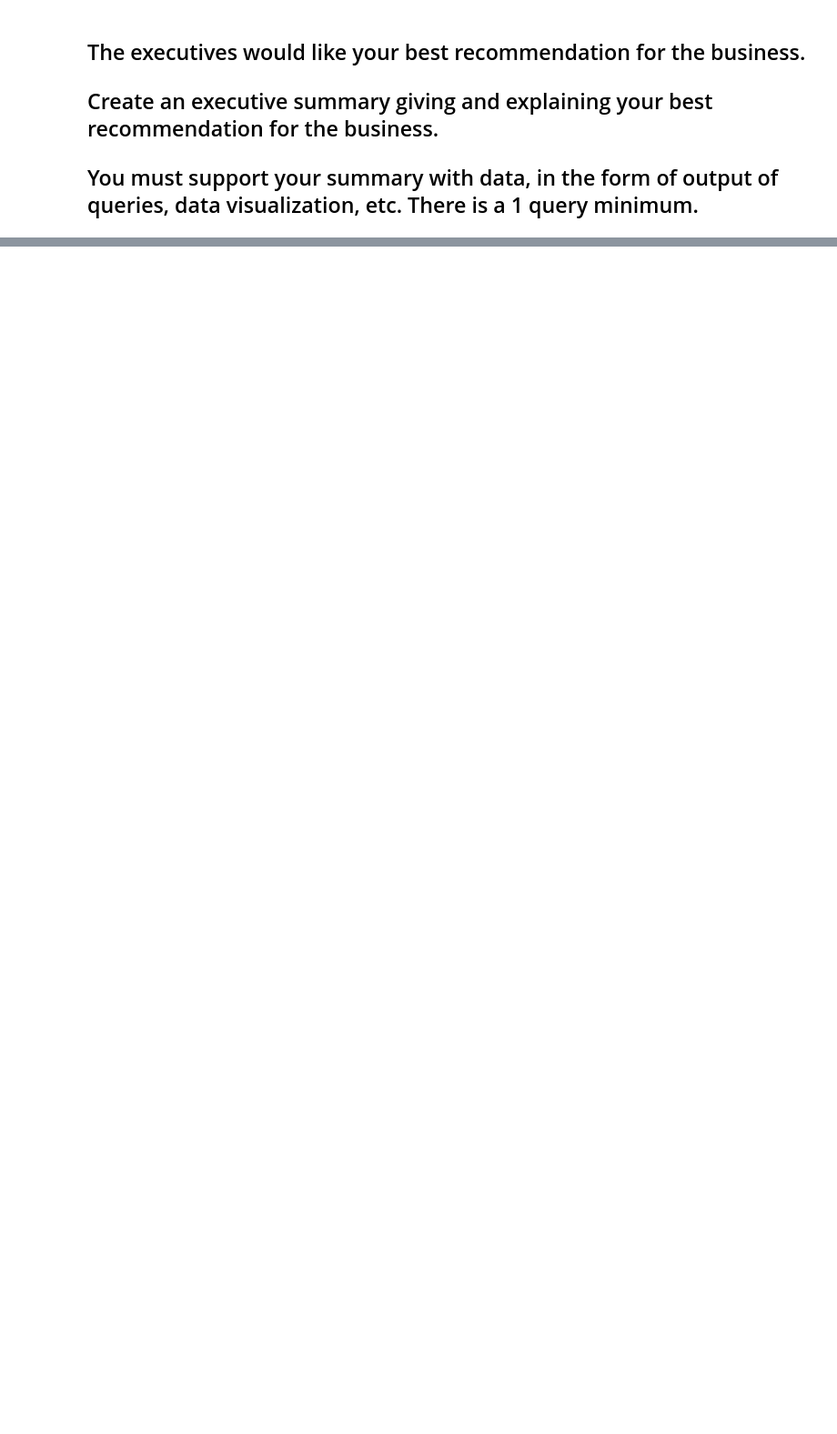
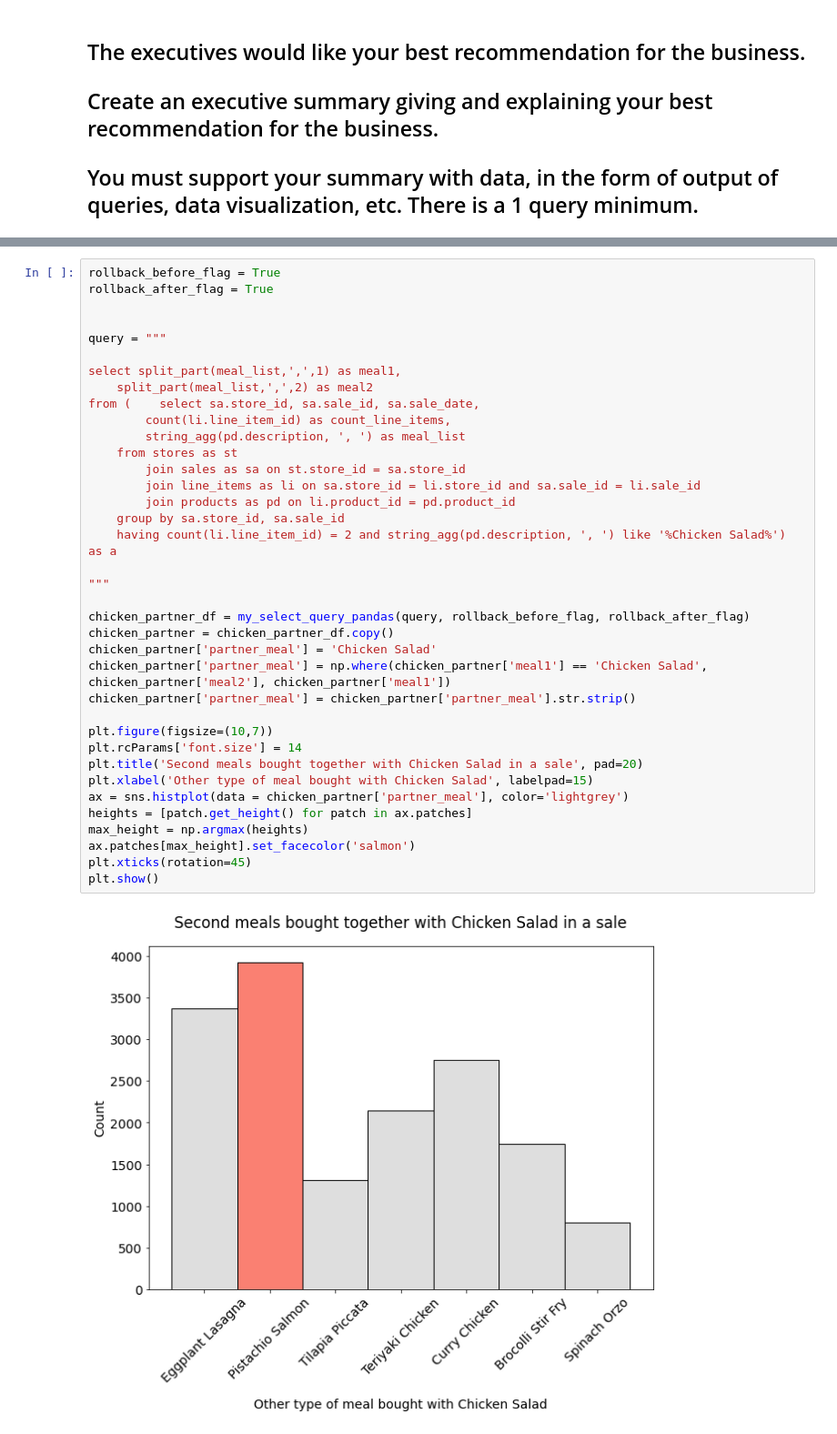
Before and after one commit to scabanela-ischool/Data_Engineering_Proj1_Querying, a Jupyter notebook: project_1_6.ipynb, the cells around one changed output, grey strips where cells are left out. Shown: that part at 91% size. Drawn from its saved outputs; the diff is of its cells as text; blank space fills up the shorter version.

```diff
--- a/project_1_6.ipynb
+++ b/project_1_6.ipynb
@@ -235,0 +201,39 @@ my_select_query_pandas(query, rollback_before_flag, rollback_after_flag)
+# %%
+rollback_before_flag = True
+rollback_after_flag = True
+
+
+query = """
+
+select split_part(meal_list,',',1) as meal1,
+    split_part(meal_list,',',2) as meal2
+from (    select sa.store_id, sa.sale_id, sa.sale_date,
+        count(li.line_item_id) as count_line_items,
+        string_agg(pd.description, ', ') as meal_list
+    from stores as st
+        join sales as sa on st.store_id = sa.store_id
+        join line_items as li on sa.store_id = li.store_id and sa.sale_id = li.sale_id
+        join products as pd on li.product_id = pd.product_id
+    group by sa.store_id, sa.sale_id
+    having count(li.line_item_id) = 2 and string_agg(pd.description, ', ') like '%Chicken Salad%') as a
+
+"""
+
+chicken_partner_df = my_select_query_pandas(query, rollback_before_flag, rollback_after_flag)
+chicken_partner = chicken_partner_df.copy()
+chicken_partner['partner_meal'] = 'Chicken Salad'
+chicken_partner['partner_meal'] = np.where(chicken_partner['meal1'] == 'Chicken Salad', chicken_partner['meal2'], chicken_partner['meal1'])
+chicken_partner['partner_meal'] = chicken_partner['partner_meal'].str.strip()
+
+plt.figure(figsize=(10,7))
+plt.rcParams['font.size'] = 14
+plt.title('Second meals bought together with Chicken Salad in a sale', pad=20)
+plt.xlabel('Other type of meal bought with Chicken Salad', labelpad=15)
+ax = sns.histplot(data = chicken_partner['partner_meal'], color='lightgrey')
+heights = [patch.get_height() for patch in ax.patches]
+max_height = np.argmax(heights)
+ax.patches[max_height].set_facecolor('salmon')
+plt.xticks(rotation=45)
+plt.show()
+# %% [output]
+[figure, added]
```
Also changed, not shown: parts of 14 cells of this notebook.
